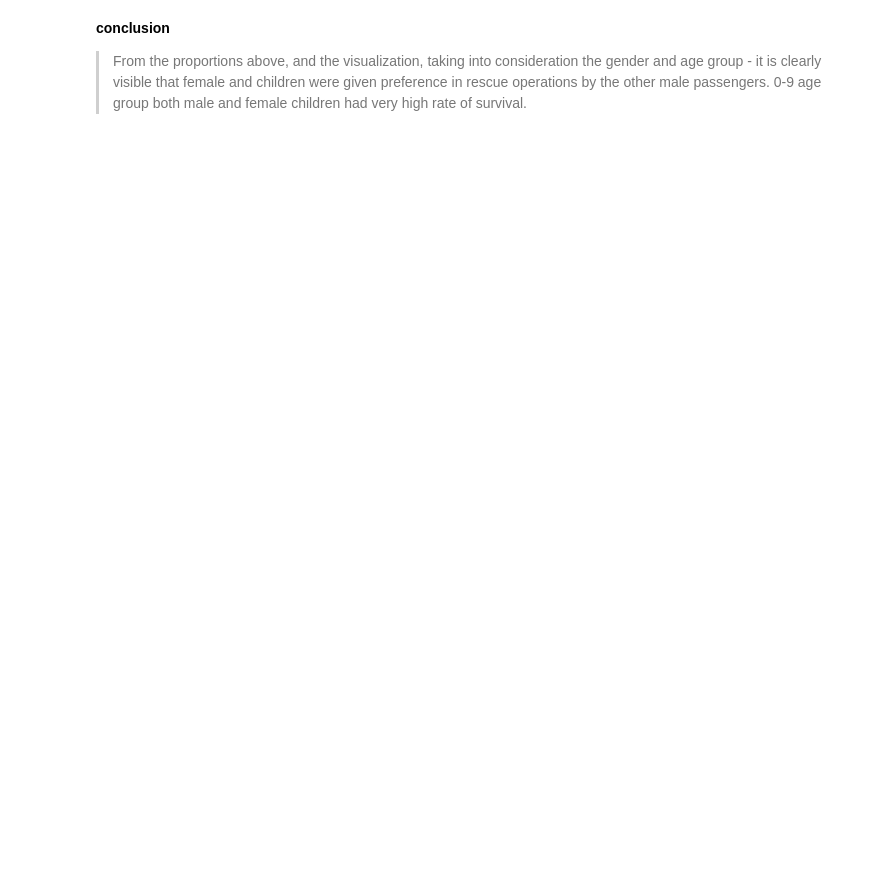
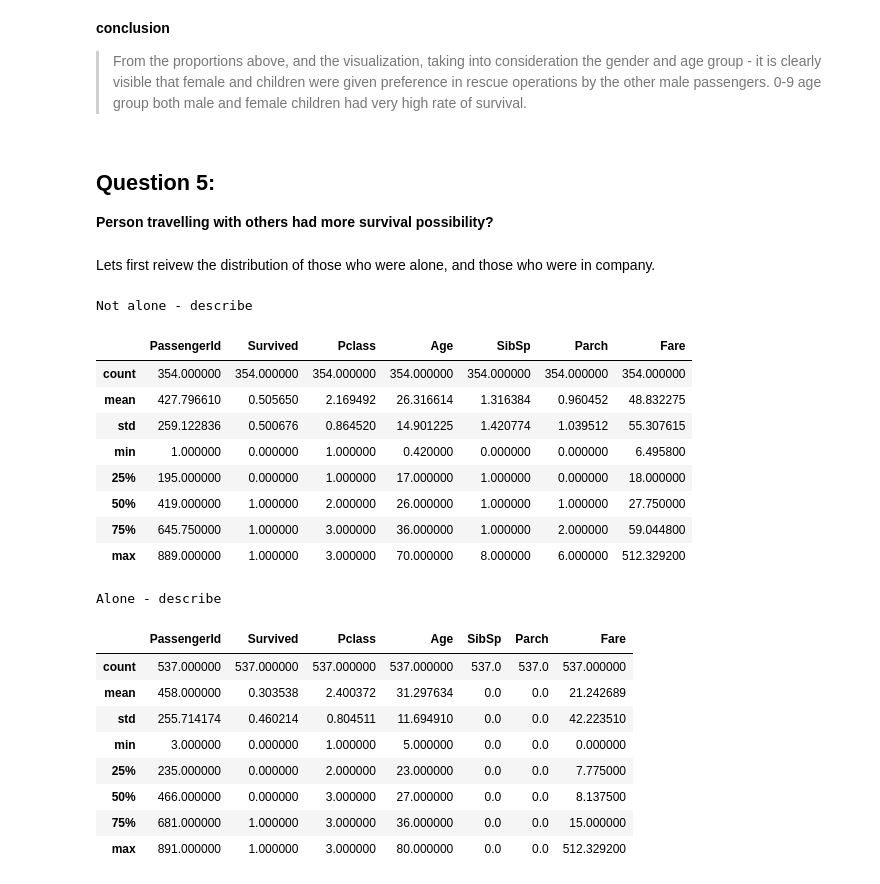
Before and after one commit to Douglous-Sobei/Titanic_Data_anaysis_project, a Jupyter notebook: titanic_data.ipynb, the cells around one changed output. Saved outputs shown, nothing was run; the diff lists cells and outputs as text; code cells hidden in the pictures; blank space fills up the shorter version.

Commit message:
question 5

```diff
--- a/titanic_data.ipynb
+++ b/titanic_data.ipynb
@@ -502,3 +502,40 @@ Text(0.5, 1.0, 'Survivors by Gender by Age groups')
 # %% [markdown]
 **conclusion**
 > From the proportions above, and the visualization, taking into consideration the gender and age group - it is clearly visible that female and children were given preference in rescue operations by the other male passengers. 0-9 age group both male and female children had very high rate of survival.
+# %% [markdown]
+## Question 5:
+**Person travelling with others had more survival possibility?**
+# %% [markdown]
+Lets first reivew the distribution of those who were alone, and those who were in company.
+# %%
+is_not_alone = (titanic_data.SibSp + titanic_data.Parch) >= 1
+passengers_not_alone = titanic_data[is_not_alone]
+
+is_alone = (titanic_data.SibSp + titanic_data.Parch) == 0
+passengers_alone = titanic_data[is_alone]
+
+print('Not alone - describe')
+display(passengers_not_alone.describe())
+print('Alone - describe')
+display(passengers_alone.describe())
+# %% [output]
+Not alone - describe
+|  | PassengerId | Survived | Pclass | Age | SibSp | Parch | Fare |
+| count | 354.000000 | 354.000000 | 354.000000 | 354.000000 | 354.000000 | 354.000000 | 354.000000 |
+| mean | 427.796610 | 0.505650 | 2.169492 | 26.316614 | 1.316384 | 0.960452 | 48.832275 |
+| std | 259.122836 | 0.500676 | 0.864520 | 14.901225 | 1.420774 | 1.039512 | 55.307615 |
+| min | 1.000000 | 0.000000 | 1.000000 | 0.420000 | 0.000000 | 0.000000 | 6.495800 |
+| 25% | 195.000000 | 0.000000 | 1.000000 | 17.000000 | 1.000000 | 0.000000 | 18.000000 |
+| 50% | 419.000000 | 1.000000 | 2.000000 | 26.000000 | 1.000000 | 1.000000 | 27.750000 |
+| 75% | 645.750000 | 1.000000 | 3.000000 | 36.000000 | 1.000000 | 2.000000 | 59.044800 |
+| max | 889.000000 | 1.000000 | 3.000000 | 70.000000 | 8.000000 | 6.000000 | 512.329200 |
+Alone - describe
+|  | PassengerId | Survived | Pclass | Age | SibSp | Parch | Fare |
+| count | 537.000000 | 537.000000 | 537.000000 | 537.000000 | 537.0 | 537.0 | 537.000000 |
+| mean | 458.000000 | 0.303538 | 2.400372 | 31.297634 | 0.0 | 0.0 | 21.242689 |
+| std | 255.714174 | 0.460214 | 0.804511 | 11.694910 | 0.0 | 0.0 | 42.223510 |
+| min | 3.000000 | 0.000000 | 1.000000 | 5.000000 | 0.0 | 0.0 | 0.000000 |
+| 25% | 235.000000 | 0.000000 | 2.000000 | 23.000000 | 0.0 | 0.0 | 7.775000 |
+| 50% | 466.000000 | 0.000000 | 3.000000 | 27.000000 | 0.0 | 0.0 | 8.137500 |
+| 75% | 681.000000 | 1.000000 | 3.000000 | 36.000000 | 0.0 | 0.0 | 15.000000 |
+| max | 891.000000 | 1.000000 | 3.000000 | 80.000000 | 0.0 | 0.0 | 512.329200 |
```
Also changed, not shown: parts of 12 cells of this notebook.
